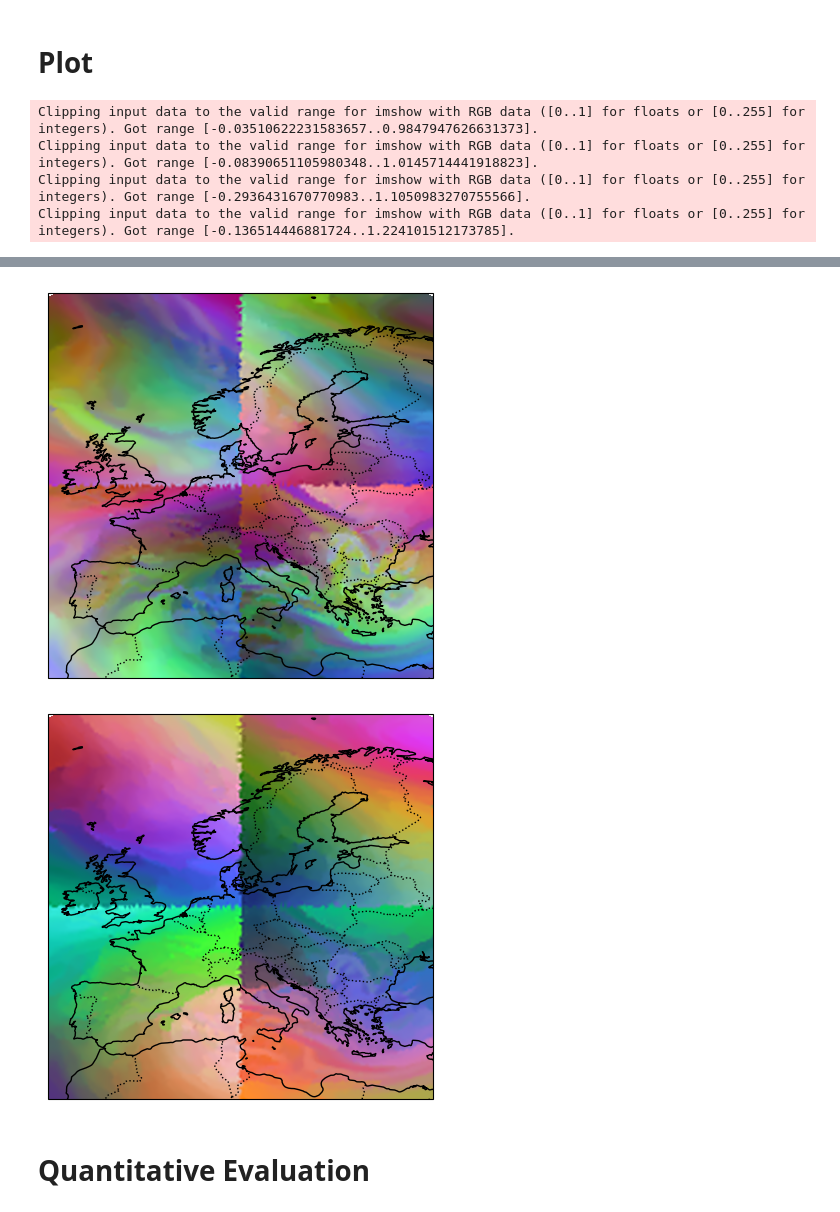
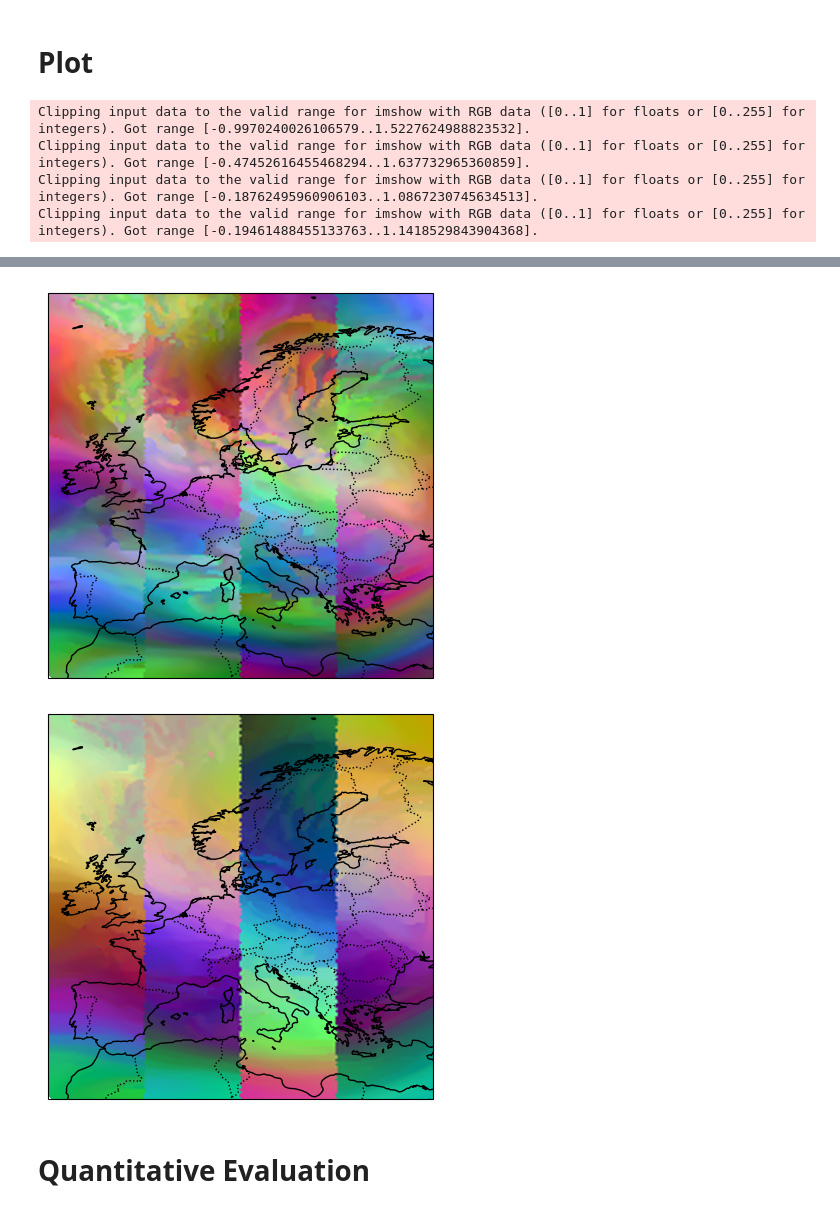
Before and after one commit to laueb4818/NOFE, a Jupyter notebook: ERA5/notebooks/patch_stitching.ipynb, the cells around one changed output, grey strips where cells are left out. Drawn from its saved outputs; the diff is of its cells as text; code cells hidden in the pictures.

```diff
--- a/ERA5/notebooks/patch_stitching.ipynb
+++ b/ERA5/notebooks/patch_stitching.ipynb
@@ -94,6 +94,7 @@ test_samples_per_date = config["test_samples_per_date"]
 feature_mode = config["feature_mode"]
 vars = config["vars"]
 # %%
+'''
 lat_range = (lat_max - lat_min)/2
 lon_range = (lon_max - lon_min)/2
 
@@ -102,18 +103,26 @@ bbox2 = lon_min+lon_range, lat_min+lat_range, lon_max, lat_max
 bbox3 = lon_min, lat_min, lon_max-lon_range, lat_max-lat_range
 bbox4 = lon_min+lon_range, lat_min, lon_max, lat_max-lat_range
 
+bboxes = [bbox3, bbox4, bbox1, bbox2]
+'''
+
+lon_step = (lon_max - lon_min)/4
+bbox1 = lon_min, lat_min, lon_min+lon_step, lat_max
+bbox2 = lon_min+lon_step, lat_min, lon_min+2*lon_step, lat_max
+bbox3 = lon_min+2*lon_step, lat_min, lon_min+3*lon_step, lat_max
+bbox4 = lon_min+3*lon_step, lat_min, lon_min+4*lon_step, lat_max
+
 bboxes = [bbox1, bbox2, bbox3, bbox4]
 # %%
-date = "2019-01-10"
+date = "2019-07-01"
 
 #Generator = Data_Generator_old(data_path)
 Generator = Data_Generator(data_path)
 
-N=10000
+N=8000
 print('generate data')
 
 graphs=[]
-locations_list=[]
 X_list=[]
 
 for bbox in bboxes:
@@ -122,7 +131,6 @@ for bbox in bboxes:
     graph = Generator.sample_graph(N=N, k=k, perplexity=perplexity, sampling_method=sampling_method, gen_feature_mode=feature_mode, sigma_method='ones')
     sample = graph.to(device)
     graphs.append(sample)
-    locations_list.append(pd.DataFrame({"lat": sample.meta.gps[:,0], "lon": sample.meta.gps[:,1]}))
     X_list.append(sample.normed_values.detach().cpu().numpy())
 # %% [output]
 generate data
@@ -146,8 +146,12 @@ pred_nofe_list = []
 pred_pca_list = []
 pred_tsne_list = []
 pred_umap_list = []
+locations_list=[]
 
 for sample in graphs:
+    # locations
+    locations_list.append(sample.meta.gps)
+
     # NOFE
     print('NOFE ...', end='\r')
     pred_nofe = model(sample).detach().cpu().numpy()
@@ -231,12 +241,20 @@ pred_umap_combined = pd.DataFrame(np.vstack(pred_umap_list), columns=['x1', 'x2'
 pred_umap_combined = pd.concat([locations, pred_umap_combined], axis=1)
 # %%
 figsize=(5,5)
+
+'''
 fig_nofe = rgb(pred_nofe_combined, figsize=figsize)
 fig_pca = rgb(pred_pca_combined, figsize=figsize)
 fig_tsne = rgb(pred_tsne_combined, figsize=figsize)
 fig_umap = rgb(pred_umap_combined, figsize=figsize)
+'''
+percentile=.5
+fig_nofe = rgb_scale(pred_nofe_combined, figsize=figsize, percentile=percentile)
+fig_pca = rgb_scale(pred_pca_combined, figsize=figsize, percentile=percentile)
+fig_tsne = rgb_scale(pred_tsne_combined, figsize=figsize, percentile=percentile)
+fig_umap = rgb_scale(pred_umap_combined, figsize=figsize, percentile=percentile)
 # %% [output]
-Clipping input data to the valid range for imshow with RGB data ([0..1] for floats or [0..255] for integers). Got range [-0.03510622231583657..0.9847947626631373].
-Clipping input data to the valid range for imshow with RGB data ([0..1] for floats or [0..255] for integers). Got range [-0.08390651105980348..1.0145714441918823].
-Clipping input data to the valid range for imshow with RGB data ([0..1] for floats or [0..255] for integers). Got range [-0.2936431670770983..1.1050983270755566].
-Clipping input data to the valid range for imshow with RGB data ([0..1] for floats or [0..255] for integers). Got range [-0.136514446881724..1.224101512173785].
+Clipping input data to the valid range for imshow with RGB data ([0..1] for floats or [0..255] for integers). Got range [-0.9970240026106579..1.5227624988823532].
+Clipping input data to the valid range for imshow with RGB data ([0..1] for floats or [0..255] for integers). Got range [-0.47452616455468294..1.637732965360859].
+Clipping input data to the valid range for imshow with RGB data ([0..1] for floats or [0..255] for integers). Got range [-0.18762495960906103..1.0867230745634513].
+Clipping input data to the valid range for imshow with RGB data ([0..1] for floats or [0..255] for integers). Got range [-0.19461488455133763..1.1418529843904368].
@@ -245,5 +263,5 @@ Clipping input data to the valid range for imshow with RGB data ([0..1] for floa
-[figure, old version]
+[figure, new version]
-[figure, old version]
+[figure, new version]
 # %% [markdown]
 # Quantitative Evaluation
 # %%
```
Also changed, not shown: parts of 3 cells of this notebook, 43 other files.
